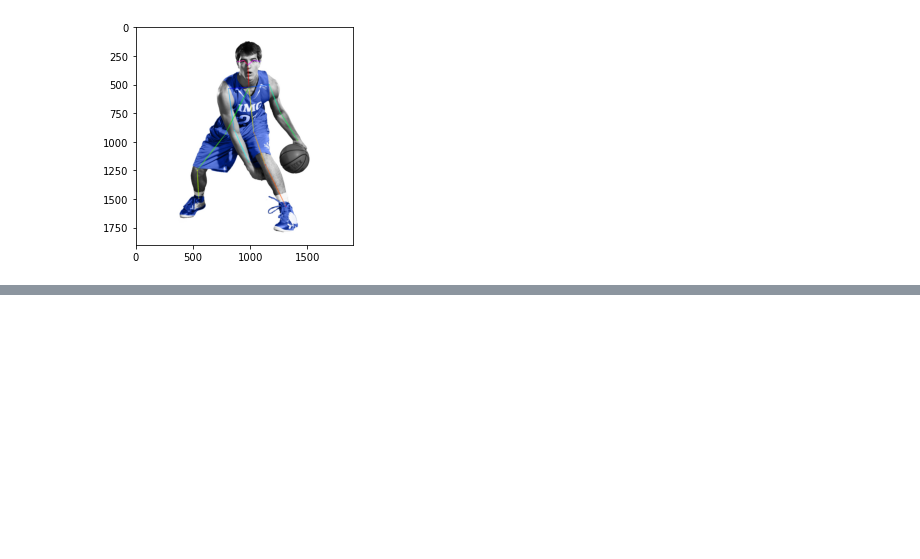
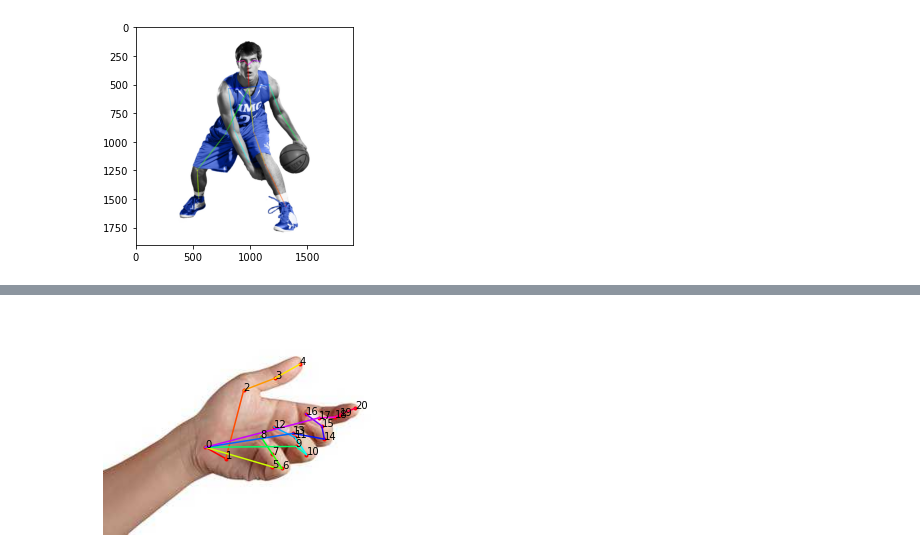
Before and after one commit to archeltaneka/dance_practice_analytics, a Jupyter notebook: body_pose_estimation_pytorch.ipynb, the cells around one changed output, grey strips where cells are left out. Cells and saved outputs as stored; diff of their text form; code cells hidden in the pictures; blank space fills up the shorter version.

Commit message:
feat: added hand pose estimation

```diff
--- a/body_pose_estimation_pytorch.ipynb
+++ b/body_pose_estimation_pytorch.ipynb
@@ -20,0 +93,42 @@ plt.show()
+# %%
+from skimage.measure import label
+
+all_peaks = []
+for part in range(21):
+    map_ori = heatmap_avg[:, :, part]
+    one_heatmap = gaussian_filter(map_ori, sigma=3)
+    binary = np.ascontiguousarray(one_heatmap>thre, dtype=np.uint8)
+    # 全部小于阈值
+    if np.sum(binary)==0:
+        all_peaks.append(-1)
+        continue
+    label_img, label_numbers = label(binary, return_num=True, connectivity = binary.ndim)
+    max_index = np.argmax([np.sum(map_ori[label_img == i]) for i in range(1, label_numbers+1)])+1
+    label_img[label_img!=max_index] = 0
+    map_ori[label_img==0] = 0
+    def npmax(array):
+        arrayindex = array.argmax(1)
+        arrayvalue = array.max(1)
+        i = arrayvalue.argmax()
+        j = arrayindex[i]
+        return i, j
+    y, x = npmax(map_ori)
+    all_peaks.append((x, y))
+# %%
+edges = [[0,1],[1,2],[2,3],[3,4],[0,5],[5,6],[6,7],[7,8],[0,9],[9,10],
+         [10,11],[11,12],[0,13],[13,14],[14,15],[15,16],[0,17],[17,18],[18,19],[19,20]]
+
+plt.imshow(hand_img[:, :, [2, 1, 0]])
+
+for i, (x, y) in enumerate(all_peaks):
+    plt.plot(x, y,'r.')
+    plt.text(x, y, str(i))
+for ie, e in enumerate(edges):
+    rgb = matplotlib.colors.hsv_to_rgb([ie/float(len(edges)), 1.0, 1.0])
+    x1, y1 = all_peaks[e[0]]
+    x2, y2 = all_peaks[e[1]]
+    plt.plot([x1, x2], [y1, y2], color=rgb)
+plt.axis('off')
+plt.show()
+# %% [output]
+[figure, added]
```
Also changed, not shown: parts of 4 cells of this notebook.
